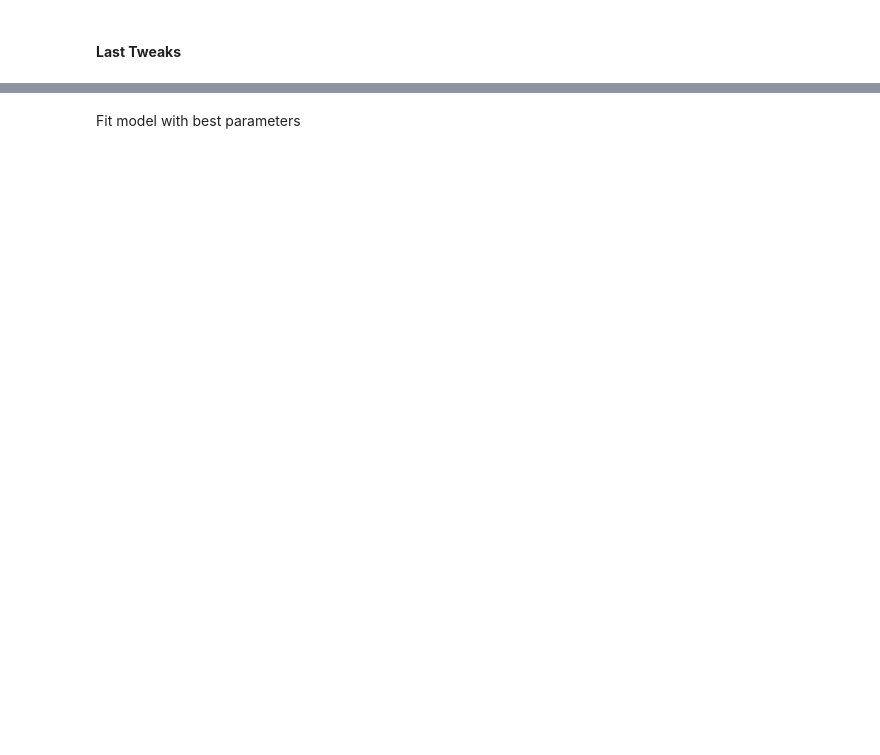
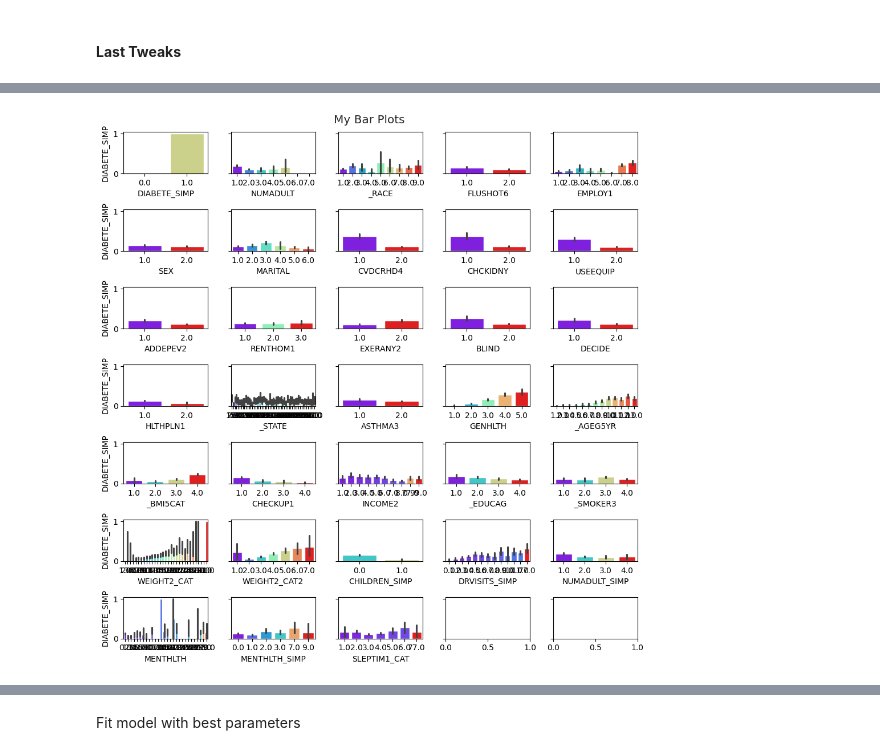
Before and after one commit to Chachi36/Diabetes-Factors-Demo-Notebook, a Jupyter notebook: Diabetes_Risk_Notebook.ipynb, the cells around one changed output, grey strips where cells are left out. Saved outputs shown, nothing was run; the diff lists cells and outputs as text; code cells hidden in the pictures; blank space fills up the shorter version.

```diff
--- a/Diabetes_Risk_Notebook.ipynb
+++ b/Diabetes_Risk_Notebook.ipynb
@@ -2948,0 +2898,5 @@ Before we can start our Logistic Regression, we have a few more things to tidy i
+# %%
+# plotting all of them
+plotter_big(df, "DIABETE_SIMP")
+# %% [output]
+[figure, added]
```
Also changed, not shown: parts of 30 cells of this notebook.
